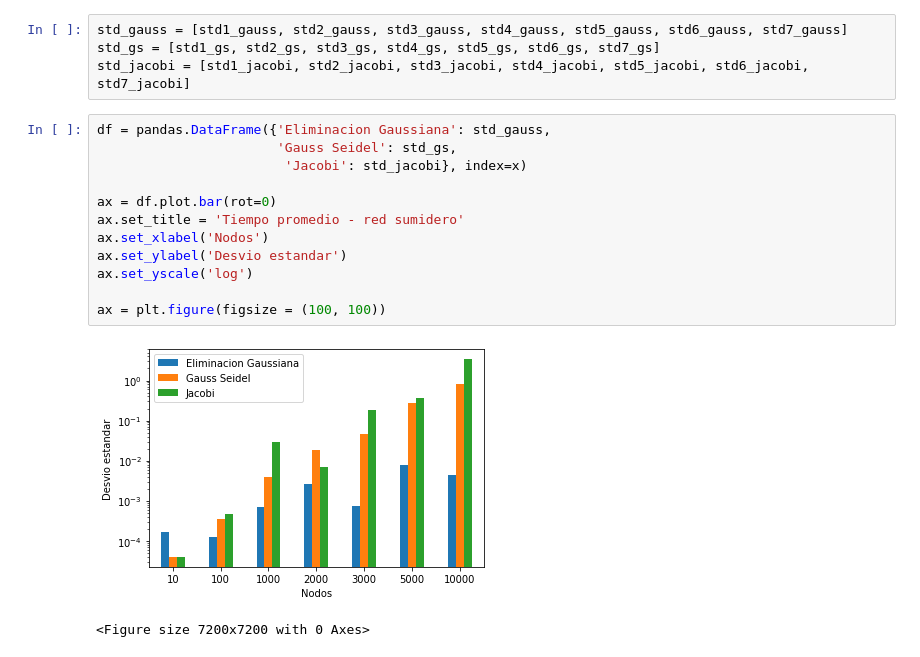
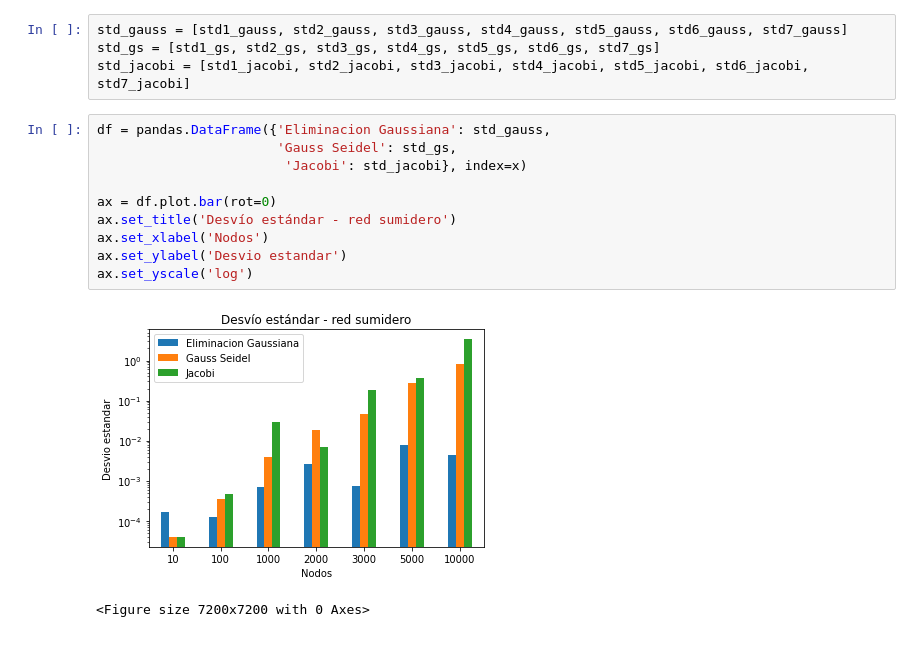
Before and after one commit to gianfrancobtl/tp3-metnum-c2-2022, a Jupyter notebook: Notebooks/TP_3_metodos_iterativos.ipynb, the cells around one changed output. Drawn from its saved outputs; the diff is of its cells as text.

```diff
--- a/Notebooks/TP_3_metodos_iterativos.ipynb
+++ b/Notebooks/TP_3_metodos_iterativos.ipynb
@@ -389,15 +507,13 @@ std_jacobi = [std1_jacobi, std2_jacobi, std3_jacobi, std4_jacobi, std5_jacobi, s
 # %%
 df = pandas.DataFrame({'Eliminacion Gaussiana': std_gauss,
                        'Gauss Seidel': std_gs,
                         'Jacobi': std_jacobi}, index=x)
 
 ax = df.plot.bar(rot=0)
-ax.set_title = 'Tiempo promedio - red sumidero'
+ax.set_title('Desvío estándar - red sumidero')
 ax.set_xlabel('Nodos')
 ax.set_ylabel('Desvio estandar')
 ax.set_yscale('log')
-
-ax = plt.figure(figsize = (100, 100))
 # %% [output]
-[figure, old version]
+[figure, new version]
 <Figure size 7200x7200 with 0 Axes>
```
Also changed, not shown: parts of 13 cells of this notebook.
